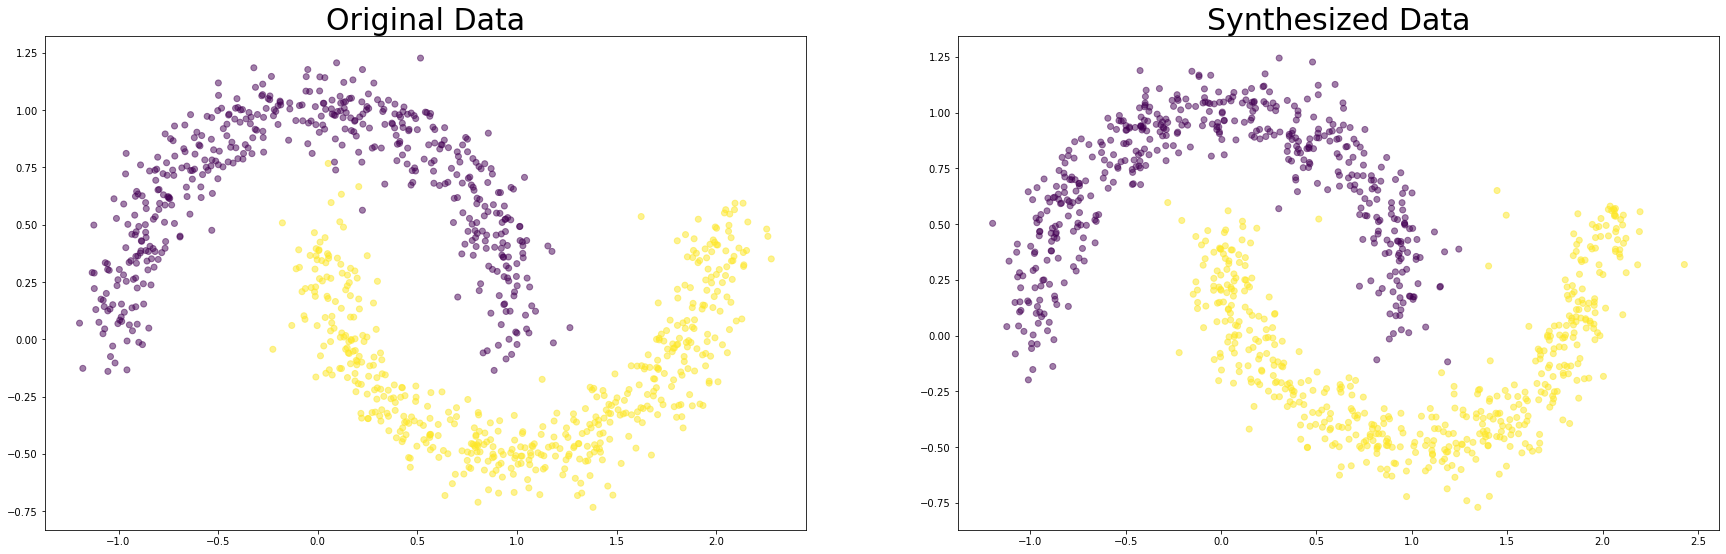
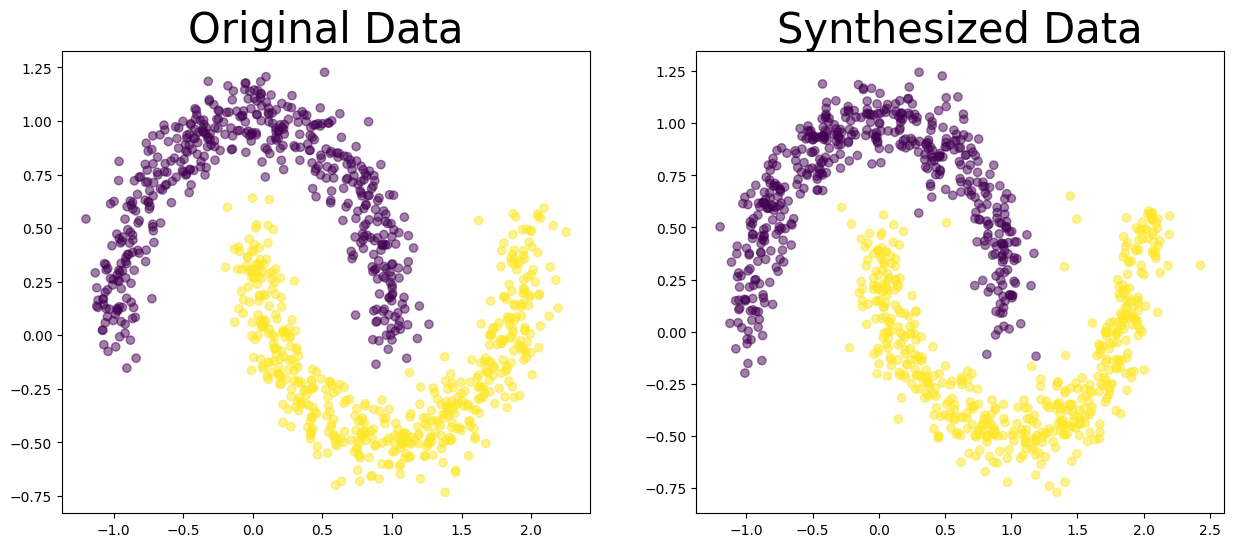
The change to this notebook cell's code, shown as a diff; its figure went from the first image to the second:
--- before
+++ after
@@ -1,11 +1,17 @@
-plt.subplot(2, 2, 1)
+# Create the figure at the desired size BEFORE plotting. Setting the size after
+# the first plt.subplot() call (e.g. via plt.rcParams) has no effect on a figure
+# that already exists.
+plt.figure(figsize=(15, 6))
+
+plt.subplot(1, 2, 1)
 df_test = df[:n_train].sample(n=n_test)
 plt.scatter(df_test['dim_1'], df_test['dim_2'], c = df_test['target'], alpha = 0.5)
 plt.title('Original Data', fontsize = 30)
 
-plt.subplot(2, 2, 2)
+plt.subplot(1, 2, 2)
 plt.scatter(df_syn['dim_1'], df_syn['dim_2'], c = df_syn['target'], alpha = 0.5)
 plt.title('Synthesized Data', fontsize = 30)
 
-plt.rcParams['figure.figsize'] = [30, 20]
+# save the figure as a tracked asset (used in the project README) and display it
+plt.savefig('../figures/twomoons.png', dpi=100, bbox_inches='tight')
 plt.show()

Commit: fix README example img